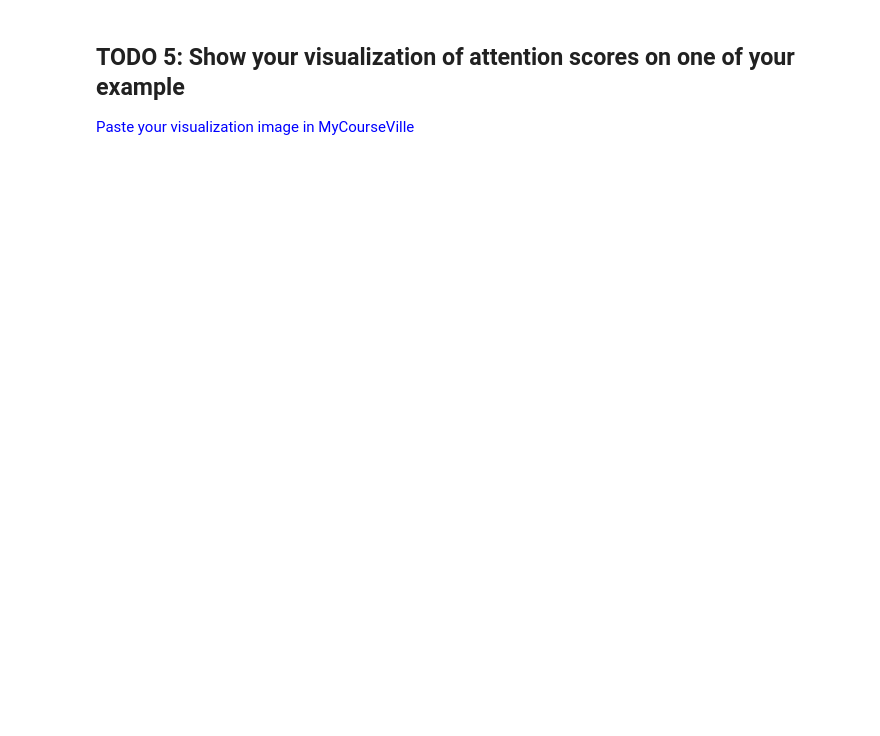
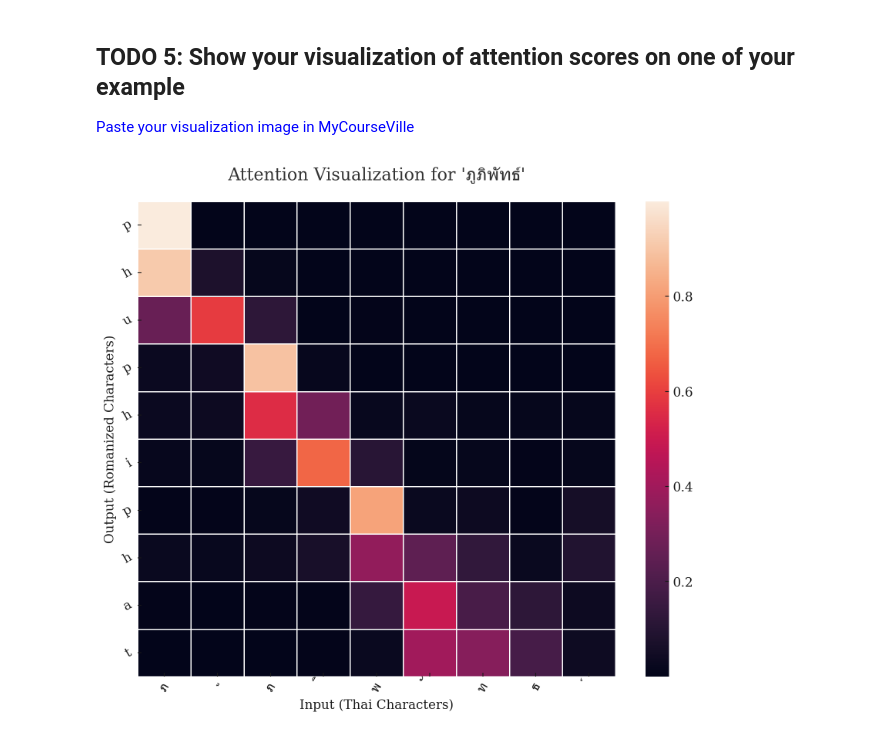
Before and after one commit to pupipatsk/NLP, a Jupyter notebook: HW-03/HW3_1_Key_Value_Attention_for_Thai_Karaoke_MT_to_student_2024.ipynb, the cells around one changed output. Saved outputs shown, nothing was run; the diff lists cells and outputs as text; code cells hidden in the pictures; blank space fills up the shorter version.

```diff
--- a/HW-03/HW3_1_Key_Value_Attention_for_Thai_Karaoke_MT_to_student_2024.ipynb
+++ b/HW-03/HW3_1_Key_Value_Attention_for_Thai_Karaoke_MT_to_student_2024.ipynb
@@ -398,0 +441,20 @@ output = trainer.predict(model, predict_loader)
+# %%
+EXAMPLES = ['ประยุทธ','สมชาย','ธนาธร','เนวิน','สุเทพ','ประวิตร์','ชัชชาติ']
+EXAMPLES.insert(0, "ภูภิพัทธ์")
+predict_data = preprocess_name_to_tensor(EXAMPLES, input_encode)
+
+
+def collate_fn(batch, num_classes=len(input_stoi)):
+    one_hot_x = torch.stack([F.one_hot(b["x"], num_classes=num_classes) for b in batch])
+    return {"x": one_hot_x.float()}
+
+
+predict_dataset = NameDataset(
+    predict_data, torch.tensor([torch.tensor(0)] * len(predict_data))
+)
+predict_loader = DataLoader(
+    predict_dataset, batch_size=1, shuffle=False, collate_fn=collate_fn, num_workers=0
+)
+
+model.eval()
+output = trainer.predict(model, predict_loader)
@@ -413,0 +531,39 @@ plt.show()
+# %%
+import seaborn as sns
+
+# TODO:
+prediction, attention_scores = zip(*output)
+
+# Extract predictions and attention scores for the first example
+sample_pred = prediction[0]
+sample_pred = [token for token in sample_pred.cpu().numpy().tolist()[0] if token != 0]  # Remove padding tokens
+sample_attention_scores = attention_scores[0]
+
+# Stack the attention scores into a single array
+attn_viz = torch.stack(sample_attention_scores).squeeze().cpu().numpy()
+
+# Crop attention matrix to match the lengths of the input and output
+attn_viz = attn_viz[:len(sample_pred), :len(EXAMPLES[0])]
+
+# Decode output tokens into text
+output_text = [char for char in output_decode(sample_pred)]
+
+# Prepare input labels
+xlabels = [char for char in EXAMPLES[0]]
+
+# Validate dimensions
+assert attn_viz.shape[0] == len(output_text), "Row count mismatch: attn_viz and output_text"
+assert attn_viz.shape[1] == len(xlabels), "Column count mismatch: attn_viz and xlabels"
+
+# Plot the heatmap
+plt.figure(figsize=(10, 8))
+ax = sns.heatmap(attn_viz, linewidth=0.5)
+ax.set_yticklabels(output_text, rotation=30)
+ax.set_xticklabels(xlabels, rotation=60)
+plt.title(f"Attention Visualization for '{EXAMPLES[0]}'")
+plt.ylabel("Output (Romanized Characters)")
+plt.xlabel("Input (Thai Characters)")
+plt.grid(False)
+plt.show()
+# %% [output]
+[figure, added]
```
Also changed, not shown: parts of 16 cells of this notebook, 30 other files.
